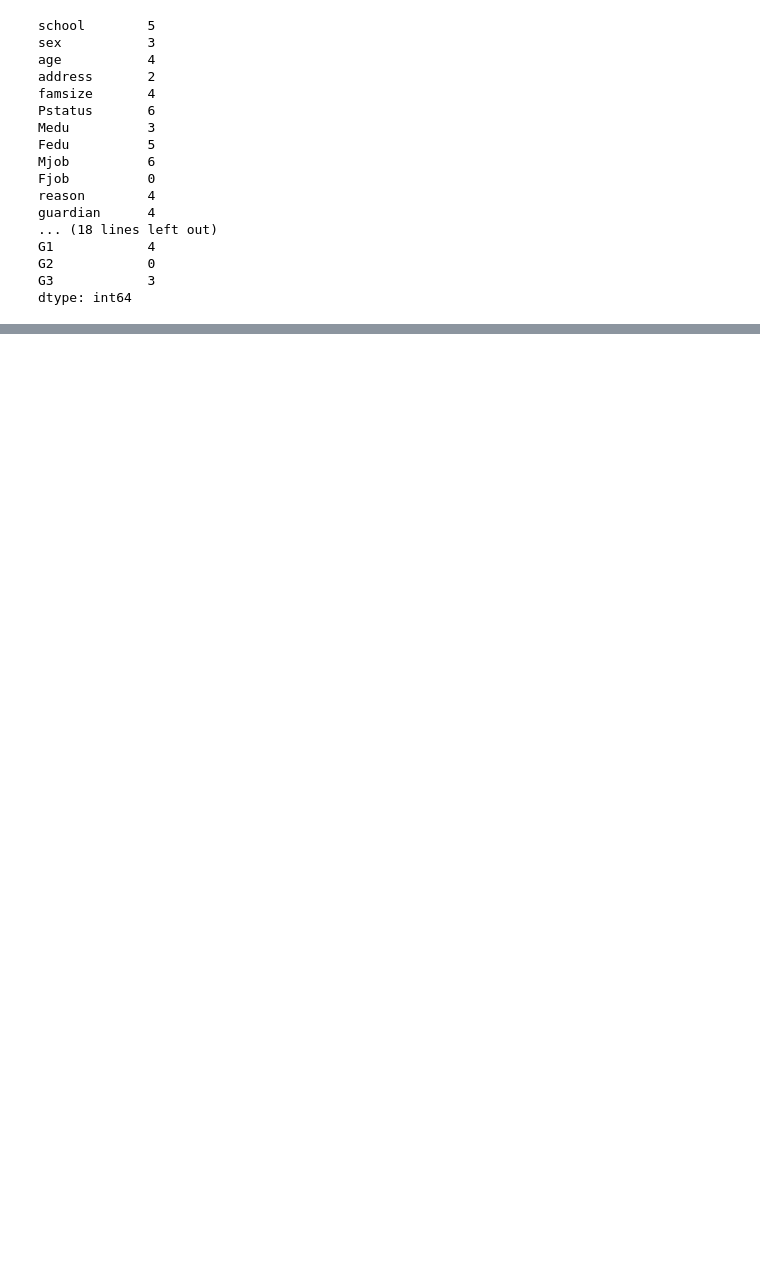
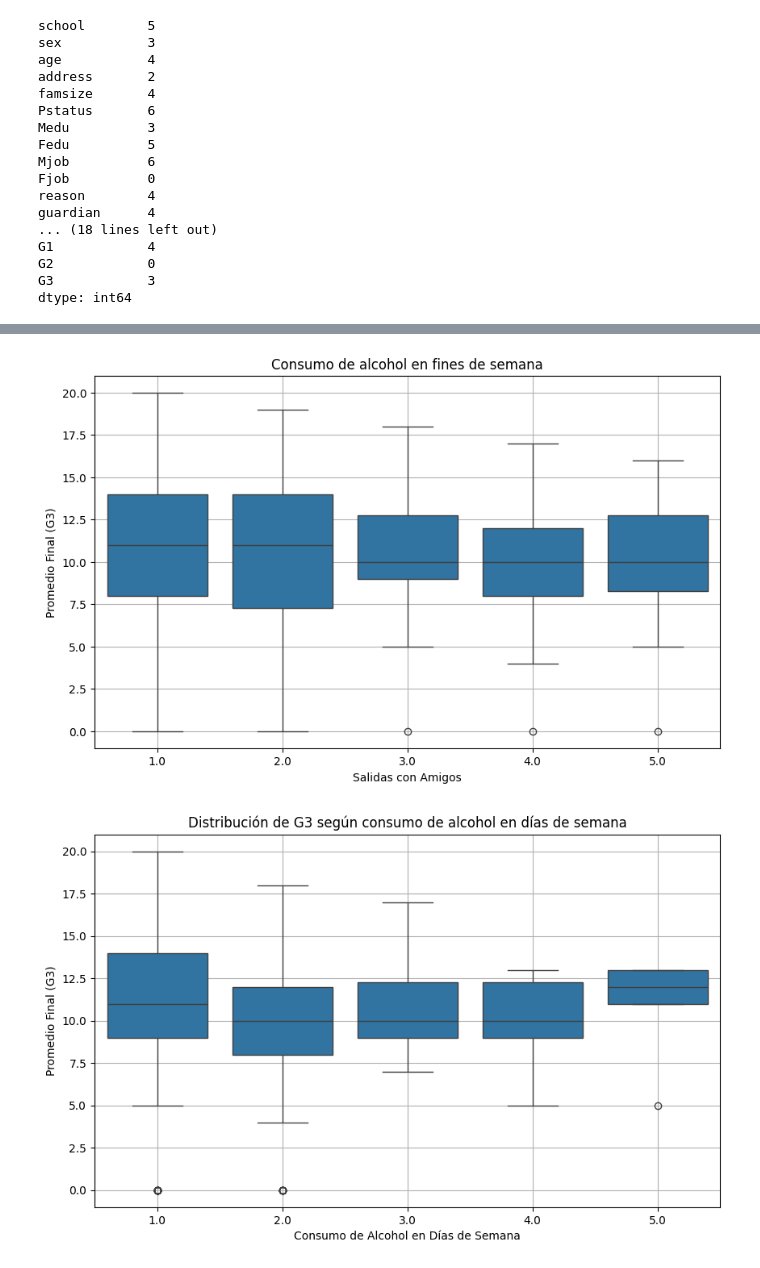
Before and after one commit to TomasCastilloF/Desempeno_Academico_Un_Modelo_Predictivo_Basado_en_Factores_Sociodemograficos_y_Conductuales, a Jupyter notebook: Desempeño_académico.ipynb, the cells around one changed output, grey strips where cells are left out. Saved outputs shown, nothing was run; the diff lists cells and outputs as text; code cells hidden in the pictures; blank space fills up the shorter version.

```diff
--- a/Desempeño_académico.ipynb
+++ b/Desempeño_académico.ipynb
@@ -150,0 +198,21 @@ Limpieza
+# %%
+# Boxplot para Walc vs G3
+plt.figure(figsize=(10, 6))
+sns.boxplot(data=data, x='Walc', y='G3')
+plt.title('Consumo de alcohol en fines de semana')
+plt.xlabel('Salidas con Amigos')
+plt.ylabel('Promedio Final (G3)')
+plt.grid()
+plt.show()
+
+# Boxplot para Dalc vs G3
+plt.figure(figsize=(10, 6))
+sns.boxplot(data=data, x='Dalc', y='G3')
+plt.title('Distribución de G3 según consumo de alcohol en días de semana')
+plt.xlabel('Consumo de Alcohol en Días de Semana')
+plt.ylabel('Promedio Final (G3)')
+plt.grid()
+plt.show()
+# %% [output]
+[figure, added]
+[figure, added]
```
Also changed, not shown: parts of 32 cells of this notebook.
